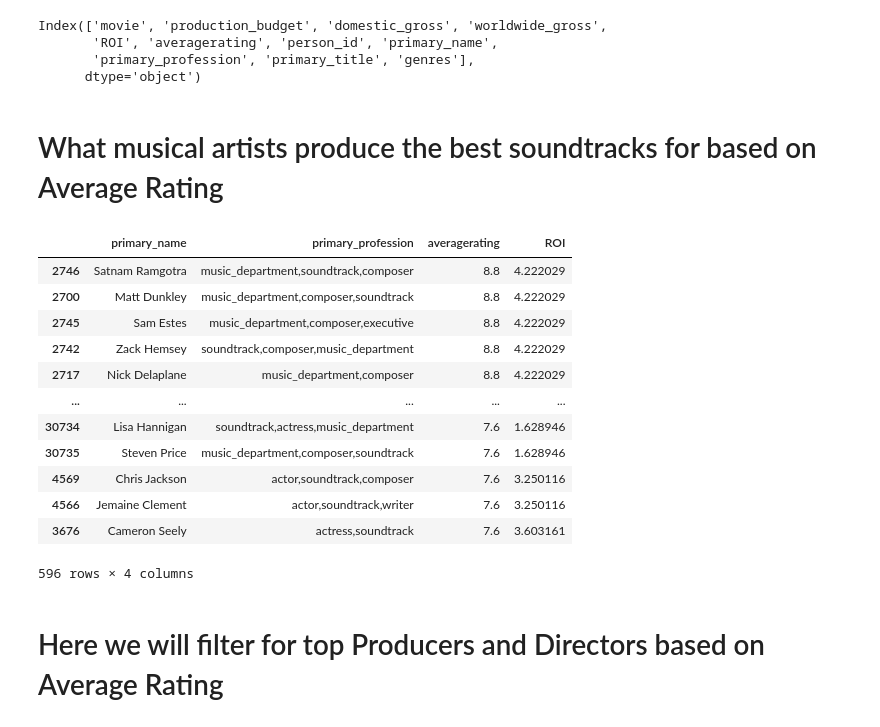
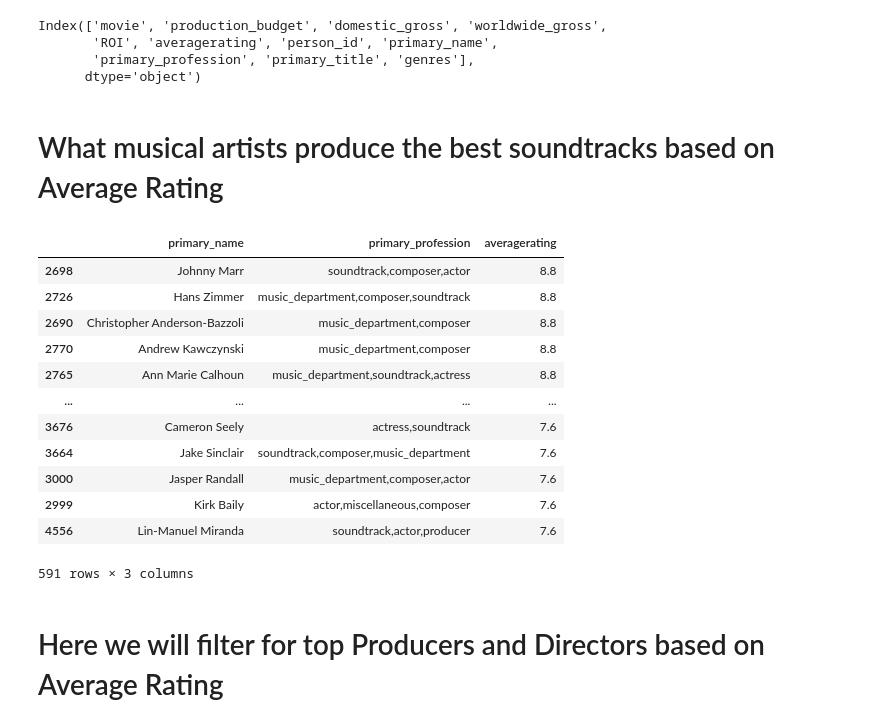
Before and after one commit to Psyluxxx/Movie-Studio-EDA, a Jupyter notebook: Anthony/student.ipynb, the cells around one changed output. Cells and saved outputs as stored; diff of their text form; code cells hidden in the pictures.

```diff
--- a/Anthony/student.ipynb
+++ b/Anthony/student.ipynb
@@ -157,45 +157,45 @@ Index(['movie', 'production_budget', 'domestic_gross', 'worldwide_gross',
        'primary_profession', 'primary_title', 'genres'],
       dtype='object')
 # %% [markdown]
-# What musical artists produce the best soundtracks for based on Average Rating
+# What musical artists produce the best soundtracks based on Average Rating
 # %%
 # Sort the DataFrame by 'averagerating' in descending order (change from 'ROI')
 relevant_people_and_movies = relevant_people_and_movies.sort_values(by='averagerating', ascending=False)
 
 # Drop rows with missing 'primary_profession' values
 relevant_people_and_movies = relevant_people_and_movies.dropna(subset=['primary_profession'])
 
 # Filter the DataFrame based on primary profession
 chosen_artists_rating = relevant_people_and_movies[relevant_people_and_movies['primary_profession'].str.contains('soundtrack|composer')]
 
 # Select relevant columns
-chosen_artists_rating = chosen_artists_rating[['primary_name', 'primary_profession', 'averagerating', 'ROI']]
+chosen_artists_rating = chosen_artists_rating[['primary_name', 'primary_profession', 'averagerating']]
 
 # Drop duplicate rows, if any
 chosen_artists_rating = chosen_artists_rating.drop_duplicates()
 
 # Chose only 'successful' artists by setting the averagerating to 7.5 and display the final result
 chosen_artists_rating = chosen_artists_rating[chosen_artists_rating['averagerating'] > 7.5]
 
 # Sort by 'averagerating' in descending order (optional)
 chosen_artists_rating = chosen_artists_rating.sort_values(by='averagerating', ascending=False)
 
 # Display the final result
 chosen_artists_rating
 # %% [output]
-|  | primary_name | primary_profession | averagerating | ROI |
-| 2746 | Satnam Ramgotra | music_department,soundtrack,composer | 8.8 | 4.222029 |
-| 2700 | Matt Dunkley | music_department,composer,soundtrack | 8.8 | 4.222029 |
-| 2745 | Sam Estes | music_department,composer,executive | 8.8 | 4.222029 |
-| 2742 | Zack Hemsey | soundtrack,composer,music_department | 8.8 | 4.222029 |
-| 2717 | Nick Delaplane | music_department,composer | 8.8 | 4.222029 |
-| ... | ... | ... | ... | ... |
-| 30734 | Lisa Hannigan | soundtrack,actress,music_department | 7.6 | 1.628946 |
-| 30735 | Steven Price | music_department,composer,soundtrack | 7.6 | 1.628946 |
-| 4569 | Chris Jackson | actor,soundtrack,composer | 7.6 | 3.250116 |
-| 4566 | Jemaine Clement | actor,soundtrack,writer | 7.6 | 3.250116 |
-| 3676 | Cameron Seely | actress,soundtrack | 7.6 | 3.603161 |
+|  | primary_name | primary_profession | averagerating |
+| 2698 | Johnny Marr | soundtrack,composer,actor | 8.8 |
+| 2726 | Hans Zimmer | music_department,composer,soundtrack | 8.8 |
+| 2690 | Christopher Anderson-Bazzoli | music_department,composer | 8.8 |
+| 2770 | Andrew Kawczynski | music_department,composer | 8.8 |
+| 2765 | Ann Marie Calhoun | music_department,soundtrack,actress | 8.8 |
+| ... | ... | ... | ... |
+| 3676 | Cameron Seely | actress,soundtrack | 7.6 |
+| 3664 | Jake Sinclair | soundtrack,composer,music_department | 7.6 |
+| 3000 | Jasper Randall | music_department,composer,actor | 7.6 |
+| 2999 | Kirk Baily | actor,miscellaneous,composer | 7.6 |
+| 4556 | Lin-Manuel Miranda | soundtrack,actor,producer | 7.6 |
-596 rows × 4 columns
+591 rows × 3 columns
 # %% [markdown]
 # Here we will filter for top Producers and Directors based on Average Rating
 # %%
```
Also changed, not shown: parts of 5 cells of this notebook.
